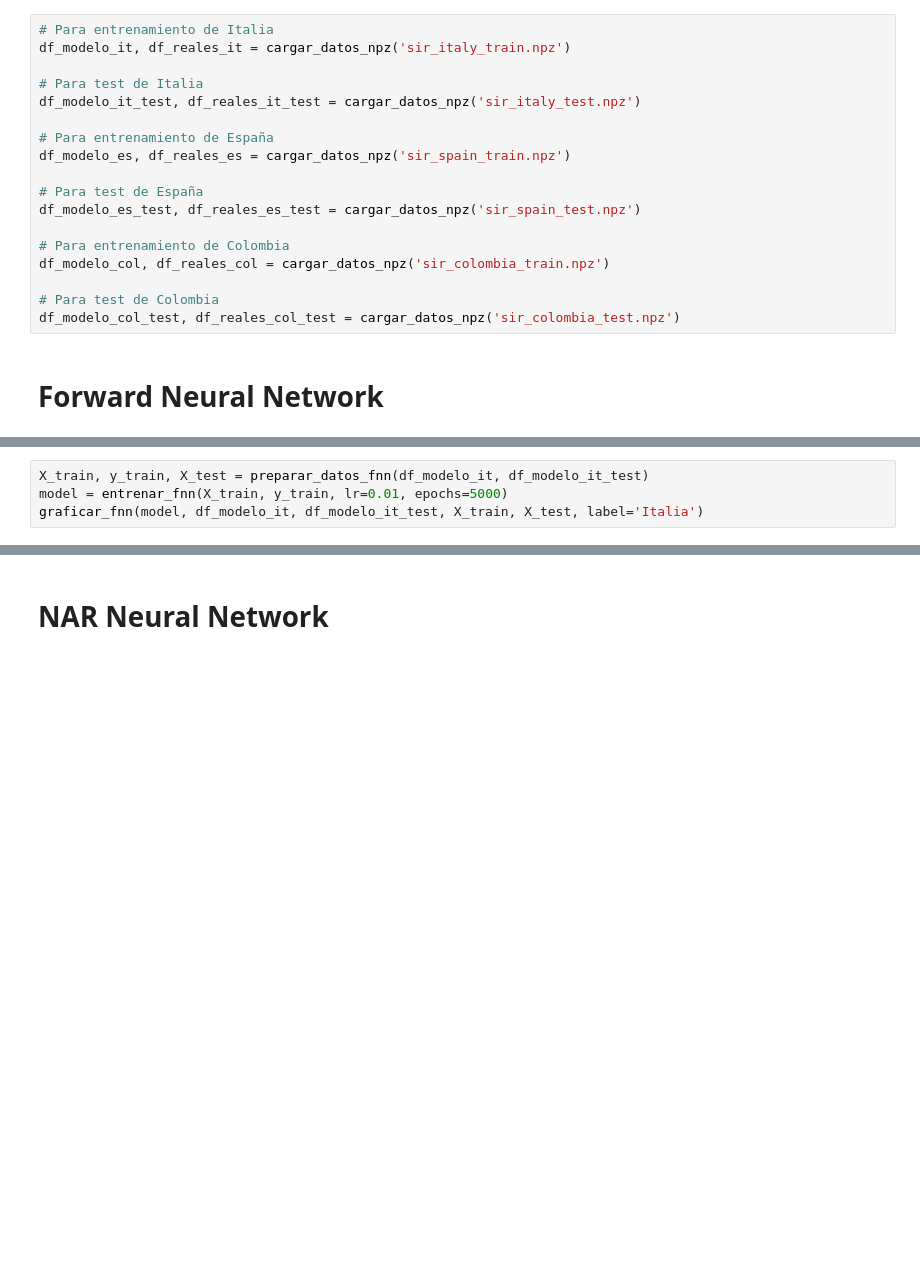
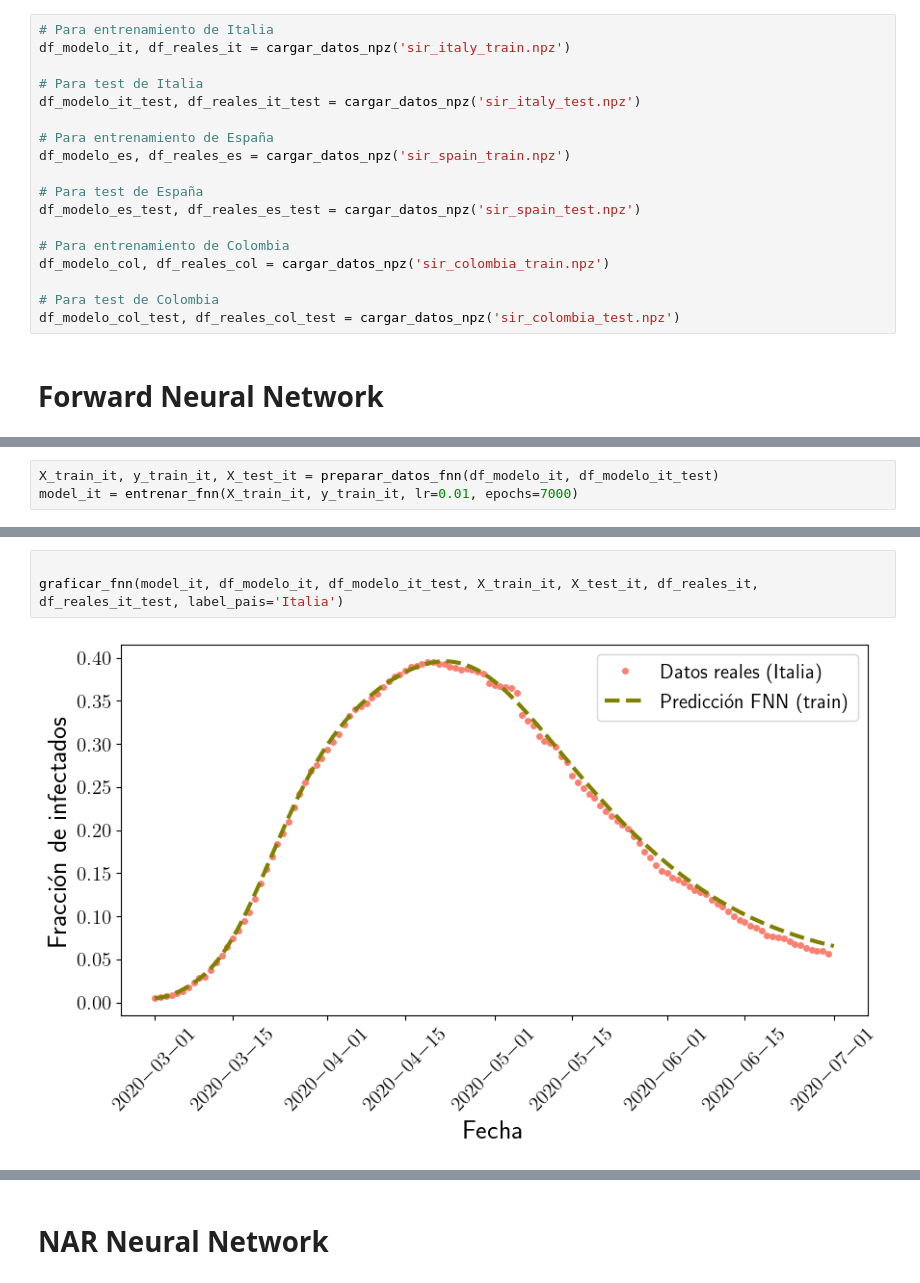
Before and after one commit to dcpadillag/FNN_NAR_epidemic, a Jupyter notebook: neural_network.ipynb, the cells around one changed output, grey strips where cells are left out. Drawn from its saved outputs; the diff is of its cells as text; blank space fills up the shorter version.

Commit message:
final plots

```diff
--- a/neural_network.ipynb
+++ b/neural_network.ipynb
@@ -144,6 +151,5 @@ def graficar_fnn(model, df_train, df_test, X_train, X_test, label='Italia'):
     plt.show()
 # %%
-X_train, y_train, X_test = preparar_datos_fnn(df_modelo_it, df_modelo_it_test)
-model = entrenar_fnn(X_train, y_train, lr=0.01, epochs=5000)
-graficar_fnn(model, df_modelo_it, df_modelo_it_test, X_train, X_test, label='Italia')
+X_train_it, y_train_it, X_test_it = preparar_datos_fnn(df_modelo_it, df_modelo_it_test)
+model_it = entrenar_fnn(X_train_it, y_train_it, lr=0.01, epochs=7000)
 # %% [output]
@@ -161,0 +170,5 @@ Epoch 4500, Loss: 0.000116
+# %%
+
+graficar_fnn(model_it, df_modelo_it, df_modelo_it_test, X_train_it, X_test_it, df_reales_it, df_reales_it_test, label_pais='Italia')
+# %% [output]
+[figure, added]
```
Also changed, not shown: parts of 14 cells of this notebook, 26 other files.
